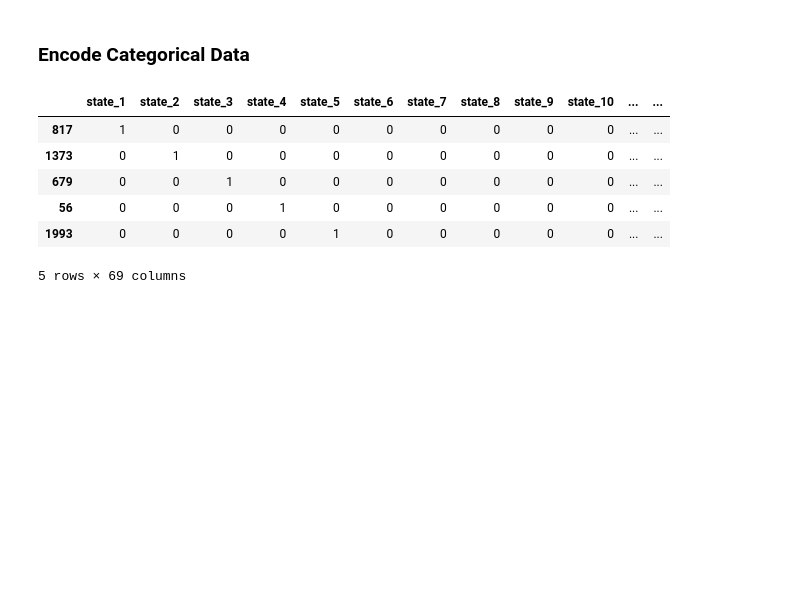
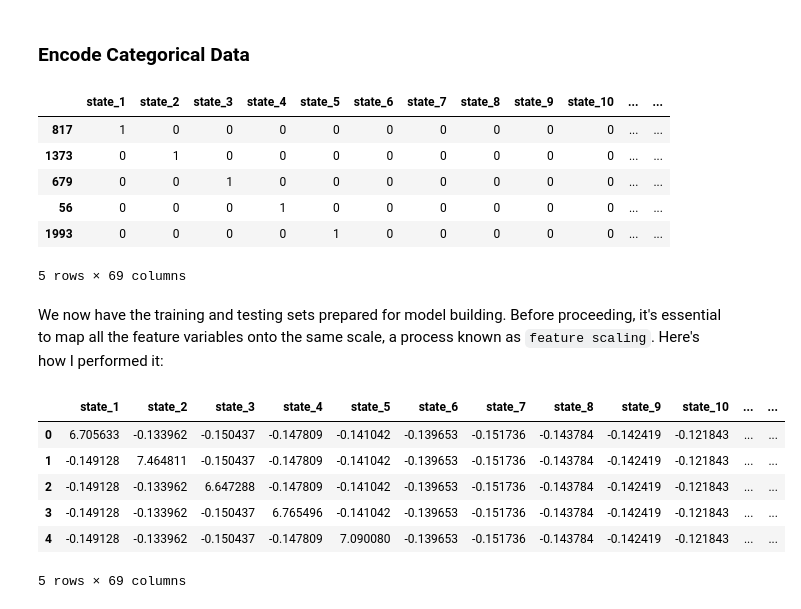
Before and after one commit to Giwanji/dsc-phase3-project, a Jupyter notebook: churn_prediction_model.ipynb, the cells around one changed output. Saved outputs shown, nothing was run; the diff lists cells and outputs as text; code cells hidden in the pictures; blank space fills up the shorter version.

```diff
--- a/churn_prediction_model.ipynb
+++ b/churn_prediction_model.ipynb
@@ -444,3 +445,33 @@ X_train.head()
 | 56 | 0 | 0 | 0 | 1 | 0 | 0 | 0 | 0 | 0 | 0 | ... | ... |
 | 1993 | 0 | 0 | 0 | 0 | 1 | 0 | 0 | 0 | 0 | 0 | ... | ... |
 5 rows × 69 columns
+# %% [markdown]
+We now have the training and testing sets prepared for model building. Before proceeding, it's essential to map all the feature variables onto the same scale, a process known as `feature scaling`. Here's how I performed it:
+# %%
+# Initialize the StandardScaler
+scaler = StandardScaler()
+
+# Fit the scaler on the training data
+scaler.fit(X_train)
+
+# Scale the training data
+X_train = pd.DataFrame(
+    scaler.transform(X_train),
+    columns=X_train.columns)
+
+# Scale the test data
+X_test = pd.DataFrame(
+    scaler.transform(X_test),
+    columns=X_train.columns
+)
+
+# Display the first few rows of the scaled training data
+X_train.head()
+# %% [output]
+|  | state_1 | state_2 | state_3 | state_4 | state_5 | state_6 | state_7 | state_8 | state_9 | state_10 | ... | ... |
+| 0 | 6.705633 | -0.133962 | -0.150437 | -0.147809 | -0.141042 | -0.139653 | -0.151736 | -0.143784 | -0.142419 | -0.121843 | ... | ... |
+| 1 | -0.149128 | 7.464811 | -0.150437 | -0.147809 | -0.141042 | -0.139653 | -0.151736 | -0.143784 | -0.142419 | -0.121843 | ... | ... |
+| 2 | -0.149128 | -0.133962 | 6.647288 | -0.147809 | -0.141042 | -0.139653 | -0.151736 | -0.143784 | -0.142419 | -0.121843 | ... | ... |
+| 3 | -0.149128 | -0.133962 | -0.150437 | 6.765496 | -0.141042 | -0.139653 | -0.151736 | -0.143784 | -0.142419 | -0.121843 | ... | ... |
+| 4 | -0.149128 | -0.133962 | -0.150437 | -0.147809 | 7.090080 | -0.139653 | -0.151736 | -0.143784 | -0.142419 | -0.121843 | ... | ... |
+5 rows × 69 columns
```
Also changed, not shown: parts of 21 cells of this notebook.
